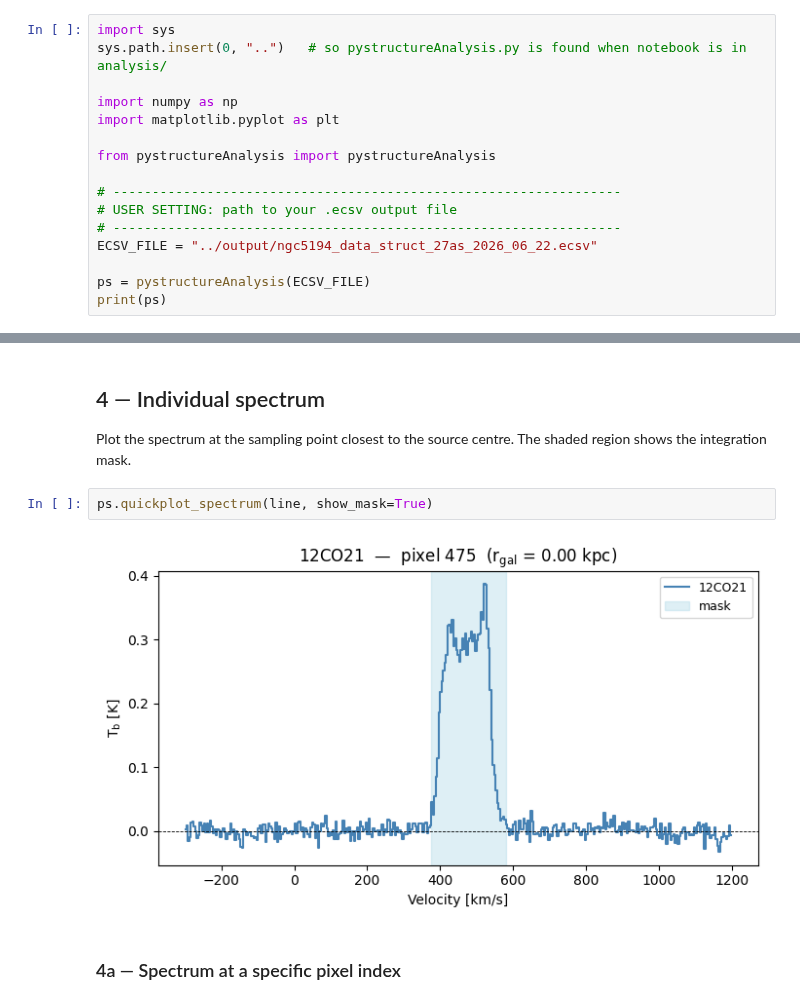
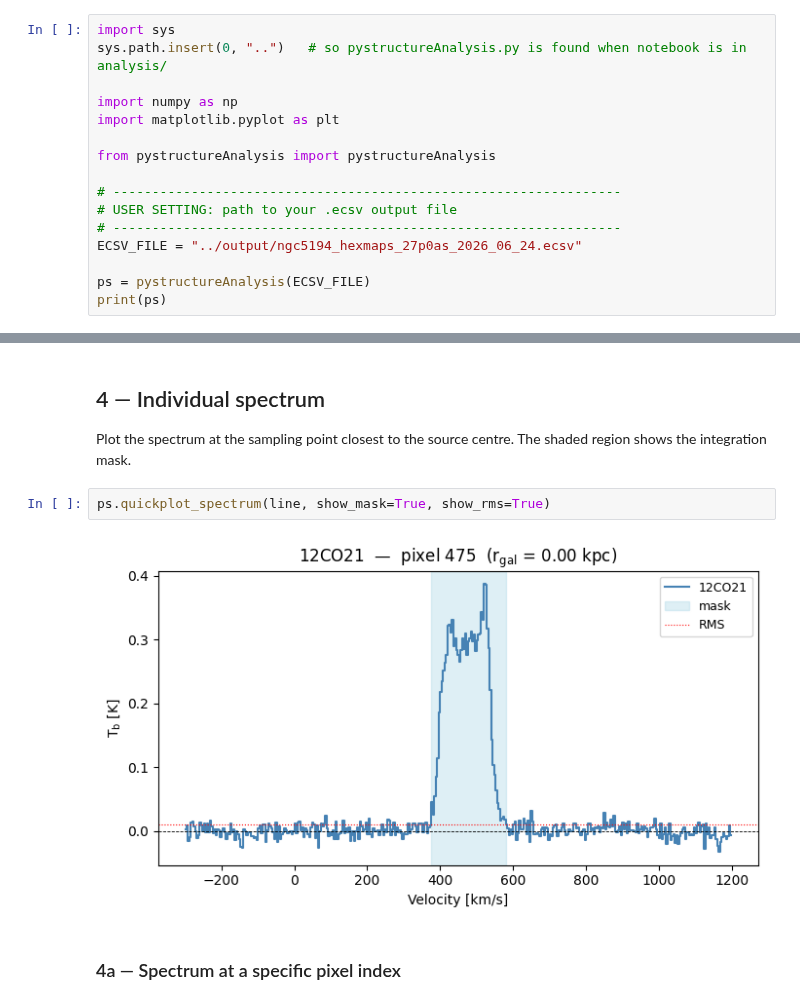
Before and after one commit to PhangsTeam/astro-HexMaps, a Jupyter notebook: analysis/pystructure_example.ipynb, the cells around one changed output, grey strips where cells are left out. Drawn from its saved outputs; the diff is of its cells as text.

```diff
--- a/analysis/pystructure_example.ipynb
+++ b/analysis/pystructure_example.ipynb
@@ -18,7 +18,7 @@ from pystructureAnalysis import pystructureAnalysis
 # -----------------------------------------------------------------
 # USER SETTING: path to your .ecsv output file
 # -----------------------------------------------------------------
-ECSV_FILE = "../output/ngc5194_data_struct_27as_2026_06_22.ecsv"
+ECSV_FILE = "../output/ngc5194_hexmaps_27p0as_2026_06_24.ecsv"
 
 ps = pystructureAnalysis(ECSV_FILE)
 print(ps)
@@ -95,9 +95,9 @@ ps.quickplot_map(line, quantity="MOM1", cmap="coolwarm", s=125)
 Plot the spectrum at the sampling point closest to the source centre.
 The shaded region shows the integration mask.
 # %%
-ps.quickplot_spectrum(line, show_mask=True)
+ps.quickplot_spectrum(line, show_mask=True, show_rms=True)
 # %% [output]
-[figure, old version]
+[figure, new version]
 # %% [markdown]
 ### 4a — Spectrum at a specific pixel index
 # %%
```
Also changed, not shown: parts of 5 cells of this notebook, 2 other files.
